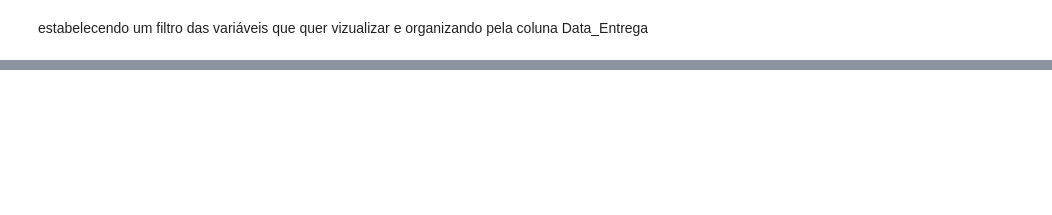
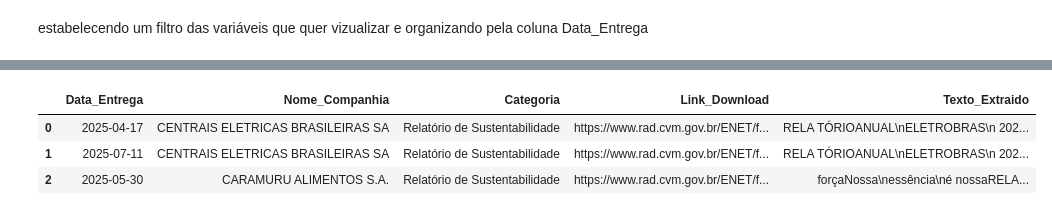
Before and after one commit to jeffersonramelo/Peper-relato-integrado-DIF-DIF, a Jupyter notebook: Relato integrado_CVM.ipynb, the cells around one changed output, grey strips where cells are left out. Saved outputs shown, nothing was run; the diff lists cells and outputs as text; code cells hidden in the pictures; blank space fills up the shorter version.

```diff
--- a/Relato integrado_CVM.ipynb
+++ b/Relato integrado_CVM.ipynb
@@ -79,3 +29,5 @@ df.head(2)
+# %%
+df = pd.read_csv("/content/CVM/ipe_cia_aberta_2025.csv", encoding="latin1", sep=";")
 # %% [markdown]
 estabelecendo um filtro das variáveis que quer vizualizar e organizando pela coluna Data_Entrega
 # %%
@@ -166,5 +114,5 @@ def extrair_texto_pdf(url):
 df['Texto_Extraido'] = df['Link_Download'].apply(extrair_texto_pdf)
 
 # Exibe um exemplo
-df[['Nome_Companhia', 'Categoria', 'Link_Download', 'Texto_Extraido']].head(3)
+df.head(3)
 # %% [output]
@@ -184 +119,5 @@ WARNING:PyPDF2.generic._data_structures:Multiple definitions in dictionary at by
+|  | Data_Entrega | Nome_Companhia | Categoria | Link_Download | Texto_Extraido |
+| 0 | 2025-04-17 | CENTRAIS ELETRICAS BRASILEIRAS SA | Relatório de Sustentabilidade | https://www.rad.cvm.gov.br/ENET/f... | RELA TÓRIOANUAL\nELETROBRAS\n 202... |
+| 1 | 2025-07-11 | CENTRAIS ELETRICAS BRASILEIRAS SA | Relatório de Sustentabilidade | https://www.rad.cvm.gov.br/ENET/f... | RELA TÓRIOANUAL\nELETROBRAS\n 202... |
+| 2 | 2025-05-30 | CARAMURU ALIMENTOS S.A. | Relatório de Sustentabilidade | https://www.rad.cvm.gov.br/ENET/f... | forçaNossa\nessência\né nossaRELA... |
 # %%
```
Also changed, not shown: parts of 12 cells of this notebook.
